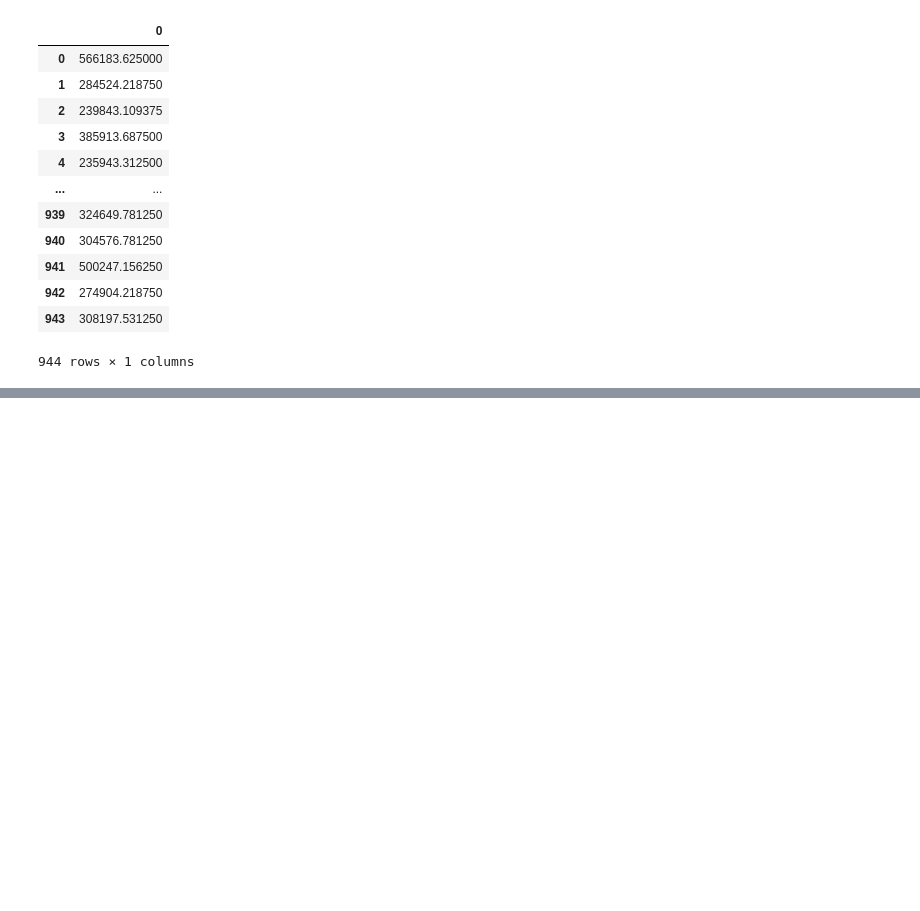
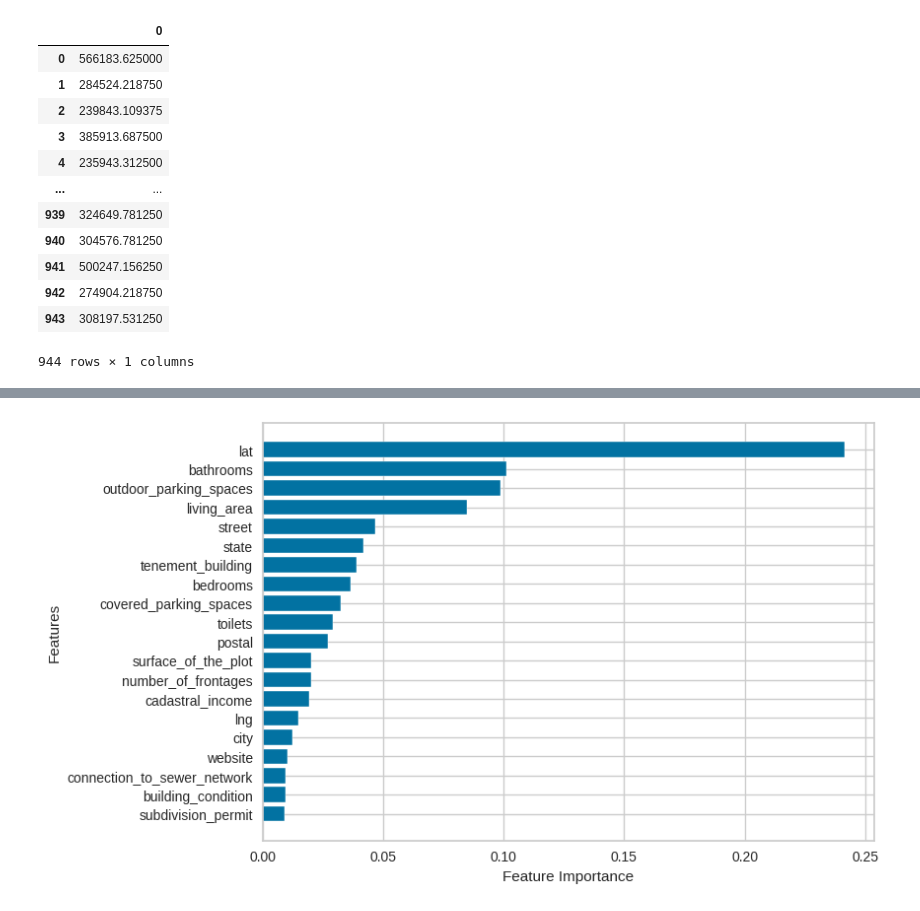
Before and after one commit to wa-le/BE-Properties-Regression, a Jupyter notebook: be_properties.ipynb, the cells around one changed output, grey strips where cells are left out. Cells and saved outputs as stored; diff of their text form; code cells hidden in the pictures; blank space fills up the shorter version.

```diff
--- a/be_properties.ipynb
+++ b/be_properties.ipynb
@@ -1197,0 +1325,10 @@ pd.DataFrame(test_preds)
+# %%
+final_xgbst = XGBRegressor(subsample = 0.9,
+                           n_estimators = 500,
+                           min_child_weight = 2,
+                           max_depth = 5,
+                           learning_rate = 0.1366666666666667,
+                           colsample_bytree = 0.8,
+                           random_state = 42)
+
+final_xgbst.fit(X_train, y_train)
@@ -1197,0 +1395,11 @@ pd.DataFrame(test_preds)
+# %%
+# Plot feature importance. First we create a DF from train data col and feat importance
+pd.Series(final_xgbst.feature_importances_)
+pd.Series(X_train.columns)
+
+feature_imp_df = pd.concat([pd.Series(X_train.columns), pd.Series(final_xgbst.feature_importances_)], axis=1)
+feature_imp_df
+
+feature_imp_df.rename(columns={0: 'Features', 1: 'Importance'}, inplace=True)
+feature_imp_df = feature_imp_df.sort_values(by=['Importance'], ascending=False)
+feature_imp_df
@@ -1197,0 +1424,10 @@ pd.DataFrame(test_preds)
+# %%
+# plot h-bar
+fig, ax = plt.subplots()
+ax.barh(feature_imp_df["Features"][:20], feature_imp_df["Importance"][:20])
+ax.set_ylabel("Features")
+ax.set_xlabel("Feature Importance")
+ax.invert_yaxis()
+plt.show()
+# %% [output]
+[figure, added]
```
Also changed, not shown: parts of 38 cells of this notebook.
